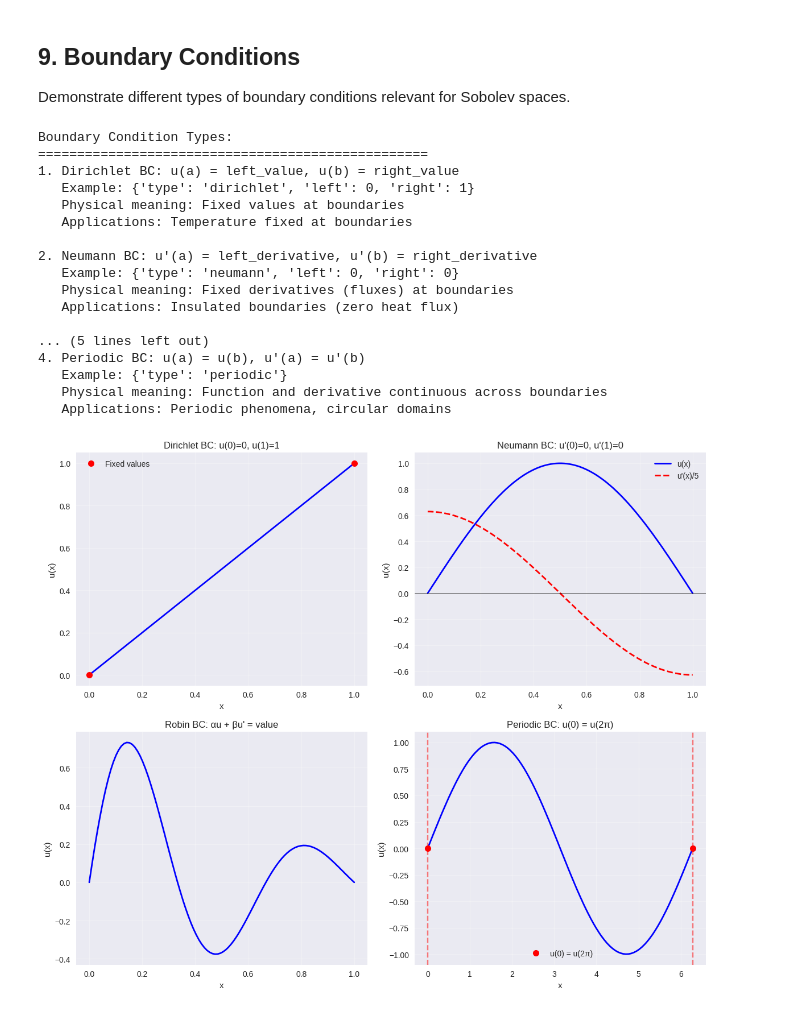
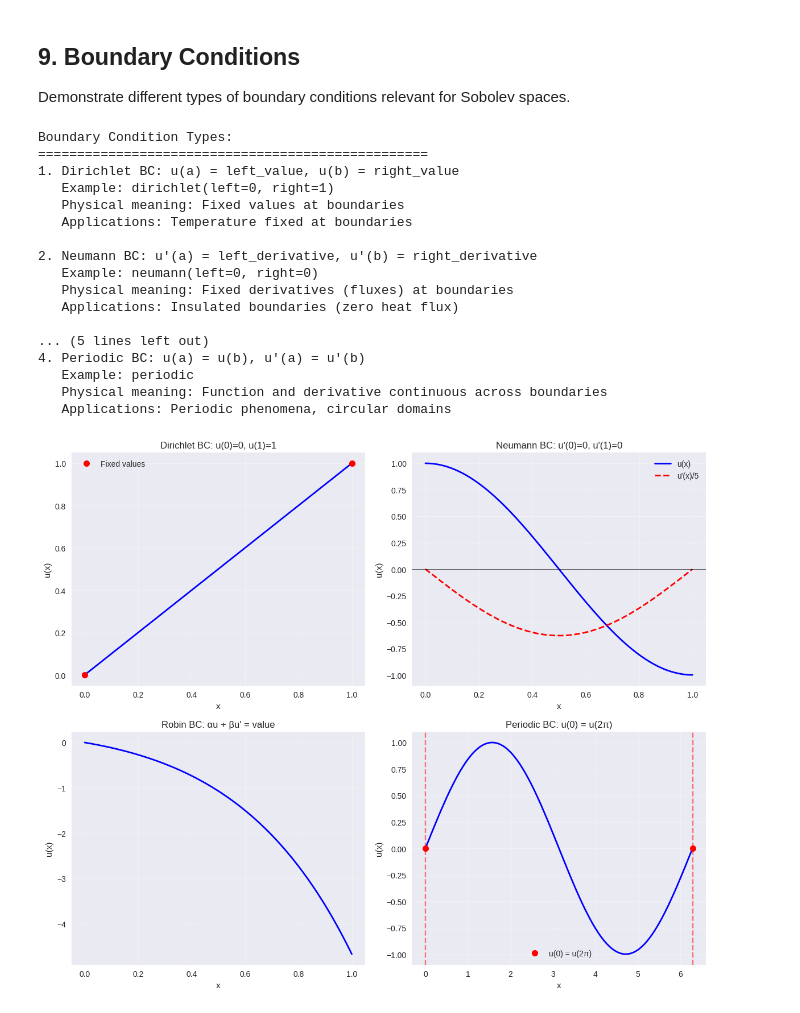
Before and after one commit to da380/pygeoinf, a Jupyter notebook: pygeoinf/interval/demos/interval_domain_demo.ipynb, the cells around one changed output. Cells and saved outputs as stored; diff of their text form; code cells hidden in the pictures.

```diff
--- a/pygeoinf/interval/demos/interval_domain_demo.ipynb
+++ b/pygeoinf/interval/demos/interval_domain_demo.ipynb
@@ -573,8 +580,8 @@ print()
 
 # Robin boundary conditions
 bc_robin = BoundaryConditions.robin(
-    left_alpha=1, left_beta=0.5, left_value=0,
-    right_alpha=1, right_beta=-0.5, right_value=1
+    left_alpha=1, left_beta=1, left_value=0,
+    right_alpha=1, right_beta=2, right_value=0
 )
 print("3. Robin BC: αu + βu' = value at boundaries")
 print(f"   Example: {bc_robin}")
@@ -605,8 +612,8 @@ axes[0,0].grid(True, alpha=0.3)
 axes[0,0].legend()
 
 # Neumann: u'(0) = 0, u'(1) = 0
-u_neumann = np.sin(np.pi * x)  # Derivative is zero at both ends
-du_dx = np.pi * np.cos(np.pi * x)
+u_neumann = np.cos(np.pi * x)  # Derivative is zero at both ends
+du_dx = -np.pi * np.sin(np.pi * x)
 axes[0,1].plot(x, u_neumann, 'b-', linewidth=2, label='u(x)')
 axes[0,1].plot(x, du_dx/5, 'r--', linewidth=2, label="u'(x)/5")
 axes[0,1].axhline(0, color='black', linewidth=0.5)
@@ -617,7 +624,7 @@ axes[0,1].grid(True, alpha=0.3)
 axes[0,1].legend()
 
 # Robin: Example with exponential decay
-u_robin = np.exp(-2*x) * np.sin(3*np.pi*x)
+u_robin = np.exp(x) - np.exp(2 * x)
 axes[1,0].plot(x, u_robin, 'b-', linewidth=2)
 axes[1,0].set_title('Robin BC: αu + βu\' = value')
 axes[1,0].set_xlabel('x')
@@ -627,34 +634,34 @@ axes[1,0].grid(True, alpha=0.3)
 # Periodic: Sine function
 x_periodic = np.linspace(0, 2*np.pi, 100)
 u_periodic = np.sin(x_periodic)
 axes[1,1].plot(x_periodic, u_periodic, 'b-', linewidth=2)
 axes[1,1].plot([0, 2*np.pi], [0, 0], 'ro', markersize=8, label='u(0) = u(2π)')
 axes[1,1].axvline(0, color='red', linestyle='--', alpha=0.5)
 axes[1,1].axvline(2*np.pi, color='red', linestyle='--', alpha=0.5)
 axes[1,1].set_title('Periodic BC: u(0) = u(2π)')
 axes[1,1].set_xlabel('x')
 axes[1,1].set_ylabel('u(x)')
 axes[1,1].grid(True, alpha=0.3)
 axes[1,1].legend()
 
 plt.tight_layout()
 plt.show()
 # %% [output]
 Boundary Condition Types:
 ==================================================
 1. Dirichlet BC: u(a) = left_value, u(b) = right_value
-   Example: {'type': 'dirichlet', 'left': 0, 'right': 1}
+   Example: dirichlet(left=0, right=1)
    Physical meaning: Fixed values at boundaries
    Applications: Temperature fixed at boundaries
 
 2. Neumann BC: u'(a) = left_derivative, u'(b) = right_derivative
-   Example: {'type': 'neumann', 'left': 0, 'right': 0}
+   Example: neumann(left=0, right=0)
    Physical meaning: Fixed derivatives (fluxes) at boundaries
    Applications: Insulated boundaries (zero heat flux)
 
 ... (5 lines left out)
 4. Periodic BC: u(a) = u(b), u'(a) = u'(b)
-   Example: {'type': 'periodic'}
+   Example: periodic
    Physical meaning: Function and derivative continuous across boundaries
    Applications: Periodic phenomena, circular domains
-[figure, old version]
+[figure, new version]
```
Also changed, not shown: parts of 4 cells of this notebook.
